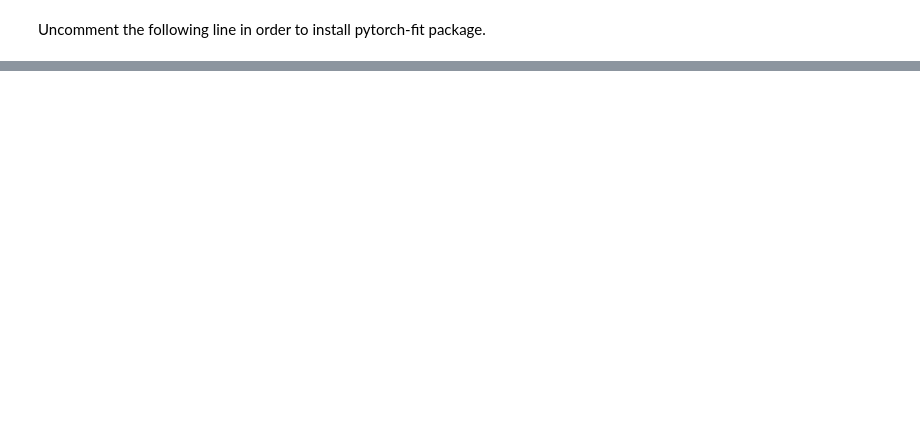
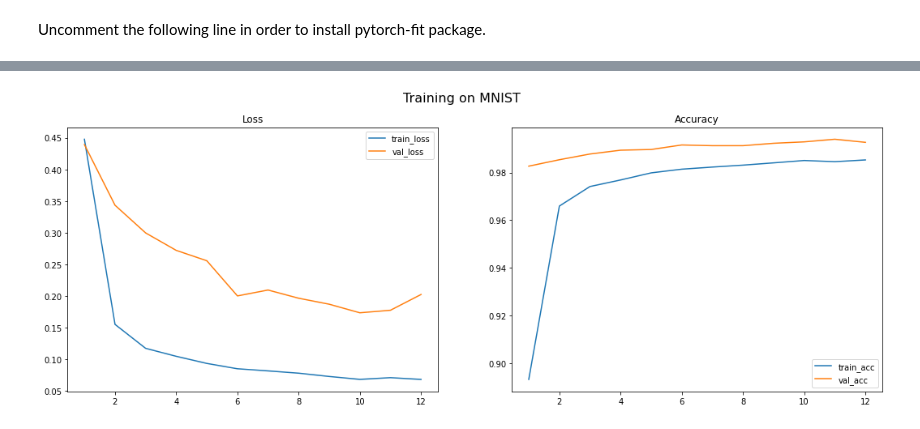
Before and after one commit to krzpiesiewicz/pytorch-fit, a Jupyter notebook: example.ipynb, the cells around one changed output, grey strips where cells are left out. Cells and saved outputs as stored; diff of their text form; code cells hidden in the pictures; blank space fills up the shorter version.

```diff
--- a/example.ipynb
+++ b/example.ipynb
@@ -45,3 +52,39 @@ train_acc_stopping = EarlyStopping(
 train_stopping = train_loss_stopping.and_(train_acc_stopping)
 
 stopping = train_stopping.or_(val_stopping)
+# %%
+net = nn.Sequential(OrderedDict([
+    ("conv1", nn.Conv2d(1, 8, 3)),
+    ("relu1", nn.ReLU()),
+    ("conv2", nn.Conv2d(8, 16, 3)),
+    ("relu2", nn.ReLU()),
+    ("maxp1", nn.MaxPool2d(2)),
+    ("dropout1", nn.Dropout(0.25)),
+
+    ("conv3", nn.Conv2d(16, 16, 3)),
+    ("relu3", nn.ReLU()),
+    ("conv4", nn.Conv2d(16, 32, 3)),
+    ("relu4", nn.ReLU()),
+    ("maxp2", nn.MaxPool2d(2)),
+    ("dropout2", nn.Dropout(0.25)),
+
+    ("flatten", nn.Flatten()),
+    ("fc1", nn.Linear(4 * 4 * 32, 32)),
+    ("relu_fc1", nn.ReLU()),
+    ("dropout_fc1", nn.Dropout(0.25)),
+
+    ("fc2", nn.Linear(32, 10)),
+    ("log_softmax", nn.LogSoftmax(dim=1))
+])).to(device)
+
+optimizer = optim.Adadelta(net.parameters())
+
+def is_correct_classif(y_pred, y_true):
+    return np.argmax(y_pred, axis=1) == y_true
+
+acc = Accuracy(is_correct_classif)
+history = fit(net, device, optimizer,
+              torch.nn.NLLLoss(reduction="sum"),
+              train_loader,
+              val_loader=val_loader, n_epochs=50,
+              metrics=[acc], stop_cond=stopping)
@@ -47,0 +104,4 @@ stopping = train_stopping.or_(val_stopping)
+# %%
+plot_history(history, title="Training on MNIST")
+# %% [output]
+[figure, added]
```
Also changed, not shown: parts of 8 cells of this notebook, 8 other files.
